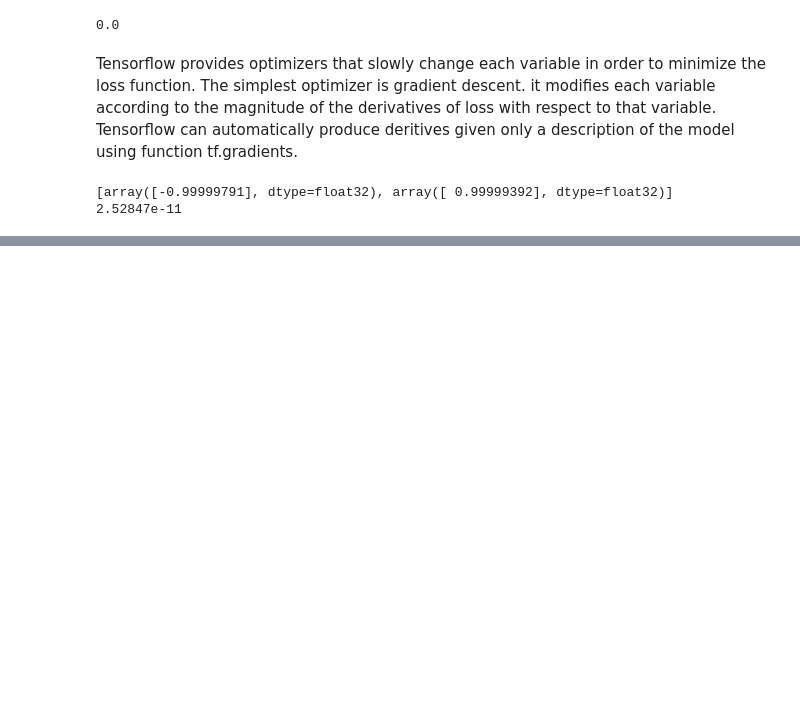
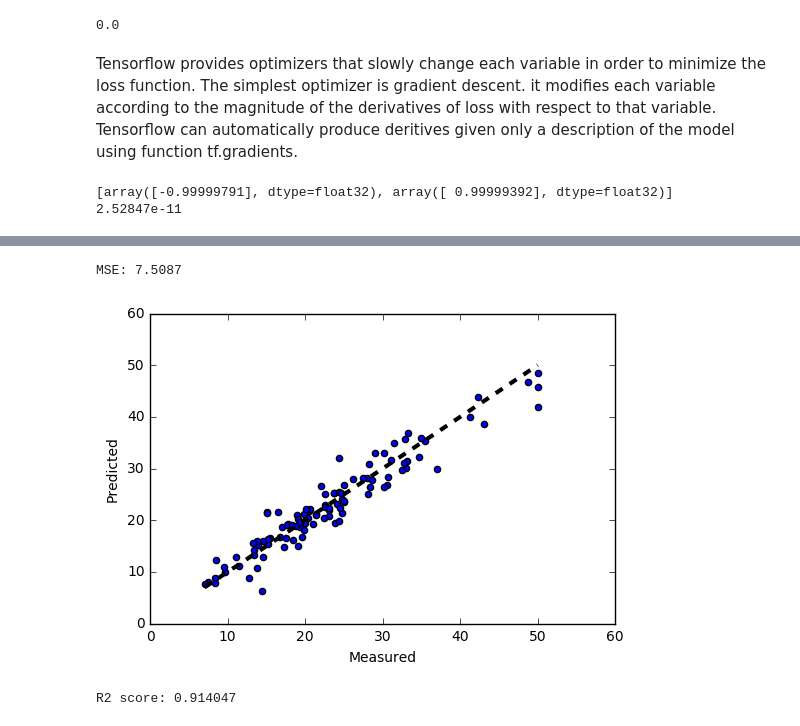
Before and after one commit to faruihuihui/tutorial, a Jupyter notebook: tensorflow.ipynb, the cells around one changed output, grey strips where cells are left out. Drawn from its saved outputs; the diff is of its cells as text; code cells hidden in the pictures; blank space fills up the shorter version.

```diff
--- a/tensorflow.ipynb
+++ b/tensorflow.ipynb
@@ -96,0 +335,19 @@ print(session.run(loss, {x:[1,2,3,4], y:[0,-1,-2,-3]}))
+# %%
+pred_y = sess.run(y_, feed_dict={X: test_x})
+mse = tf.reduce_mean(tf.square(pred_y - test_y))
+print("MSE: %.4f" % sess.run(mse))
+
+fig, ax = plt.subplots()
+ax.scatter(test_y, pred_y)
+ax.plot([test_y.min(), test_y.max()], [test_y.min(), test_y.max()], 'k--', lw=3)
+ax.set_xlabel('Measured')
+ax.set_ylabel('Predicted')
+plt.show()
+# %% [output]
+MSE: 7.5087
+[figure, added]
+# %%
+from sklearn.metrics import r2_score
+print "R2 score: %f" % r2_score(test_y, pred_y)
+# %% [output]
+R2 score: 0.914047
```
Also changed, not shown: parts of 31 cells of this notebook.
